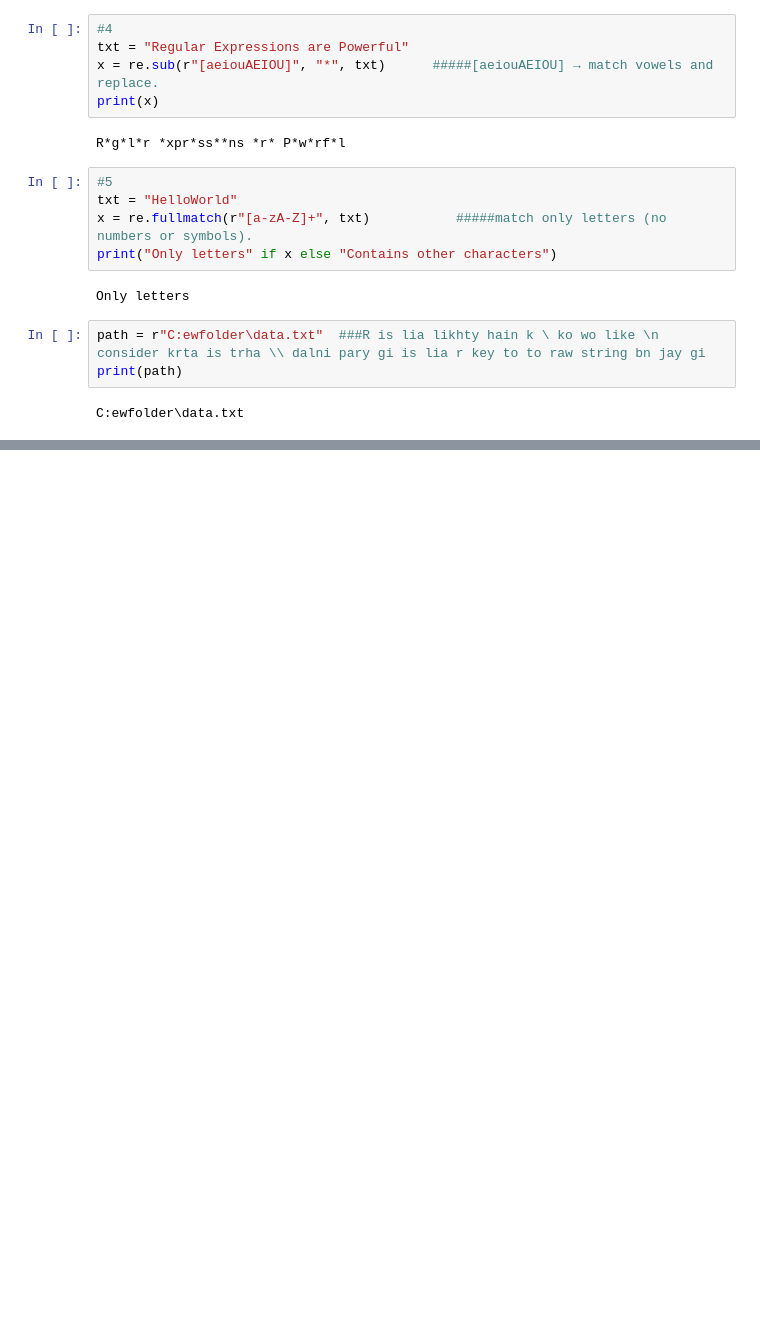
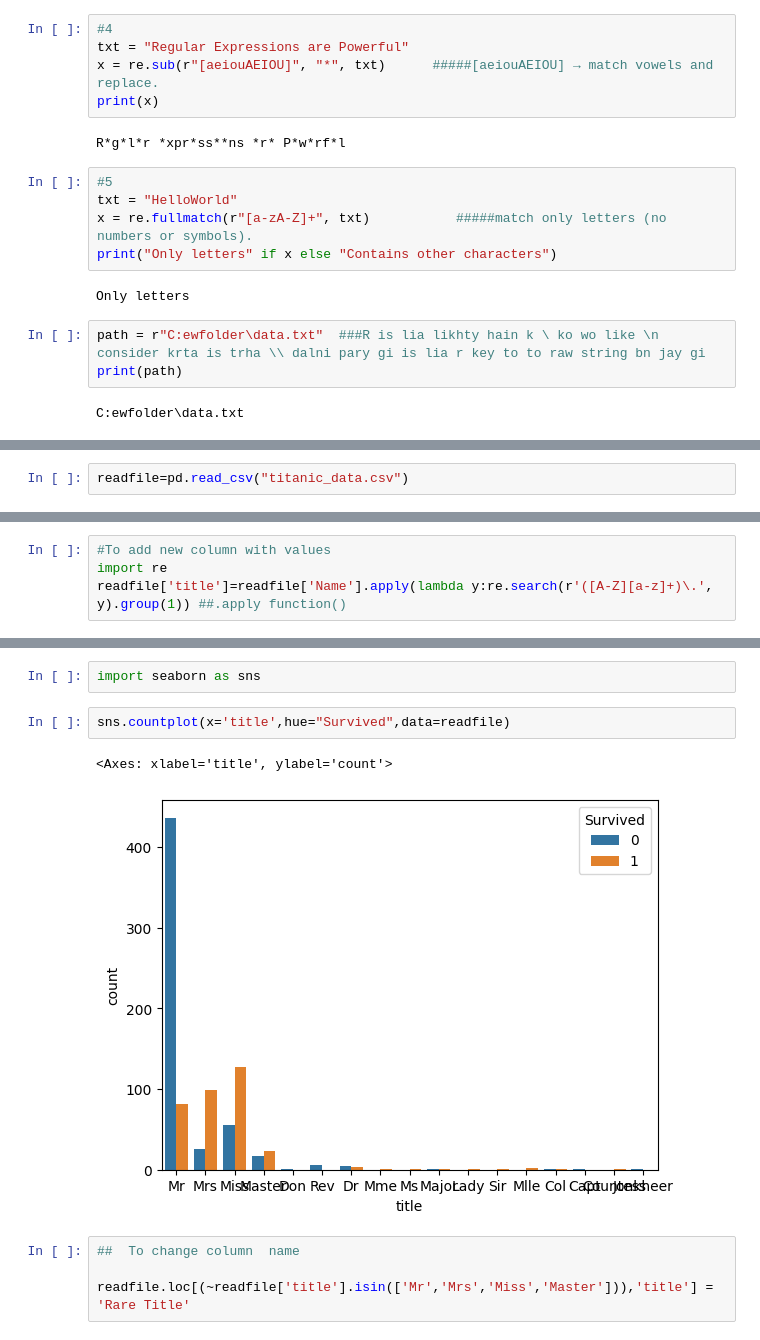
Before and after one commit to Aqib1012/Big_data_Certification, a Jupyter notebook: Wk3/day5.ipynb, the cells around one changed output, grey strips where cells are left out. Drawn from its saved outputs; the diff is of its cells as text; blank space fills up the shorter version.

```diff
--- a/Wk3/day5.ipynb
+++ b/Wk3/day5.ipynb
@@ -74,0 +77,2 @@ C:ewfolder\data.txt
+# %%
+readfile=pd.read_csv("titanic_data.csv")
@@ -74,0 +109,4 @@ C:ewfolder\data.txt
+# %%
+#To add new column with values
+import re
+readfile['title']=readfile['Name'].apply(lambda y:re.search(r'([A-Z][a-z]+)\.', y).group(1)) ##.apply function()
@@ -74,0 +137,11 @@ C:ewfolder\data.txt
+# %%
+import seaborn as sns
+# %%
+sns.countplot(x='title',hue="Survived",data=readfile)
+# %% [output]
+<Axes: xlabel='title', ylabel='count'>
+[figure, added]
+# %%
+##  To change column  name
+
+readfile.loc[(~readfile['title'].isin(['Mr','Mrs','Miss','Master'])),'title'] = 'Rare Title'
```
Also changed, not shown: parts of 7 cells of this notebook, 1 other file.
